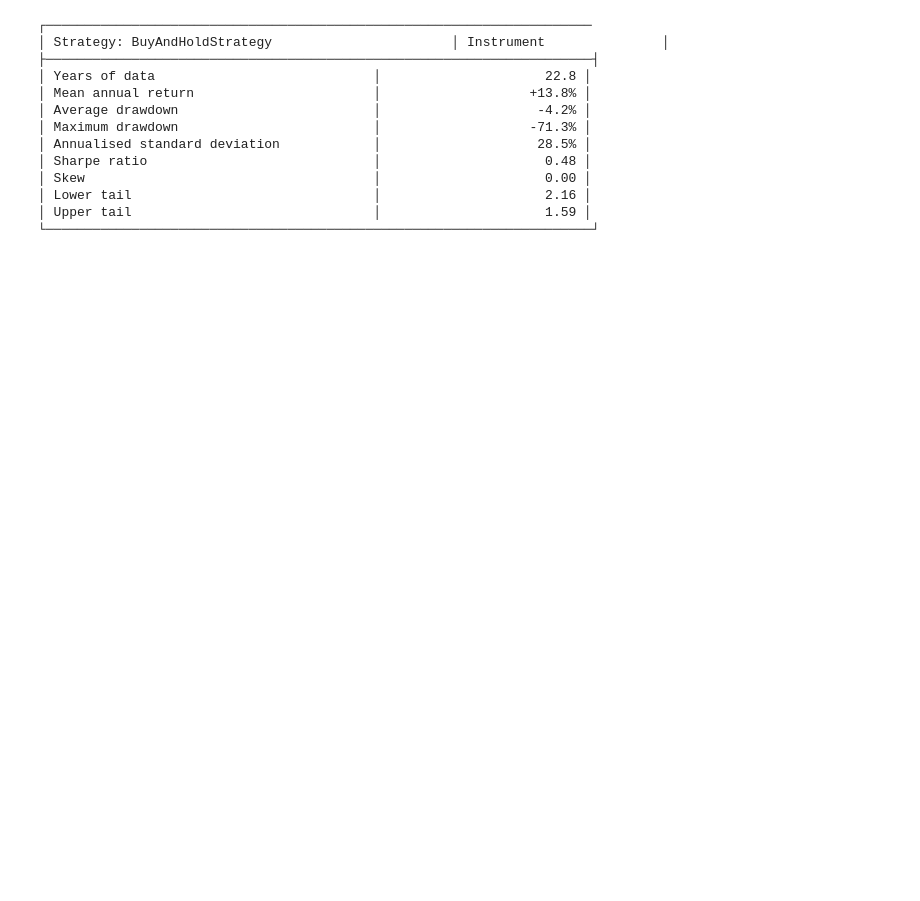
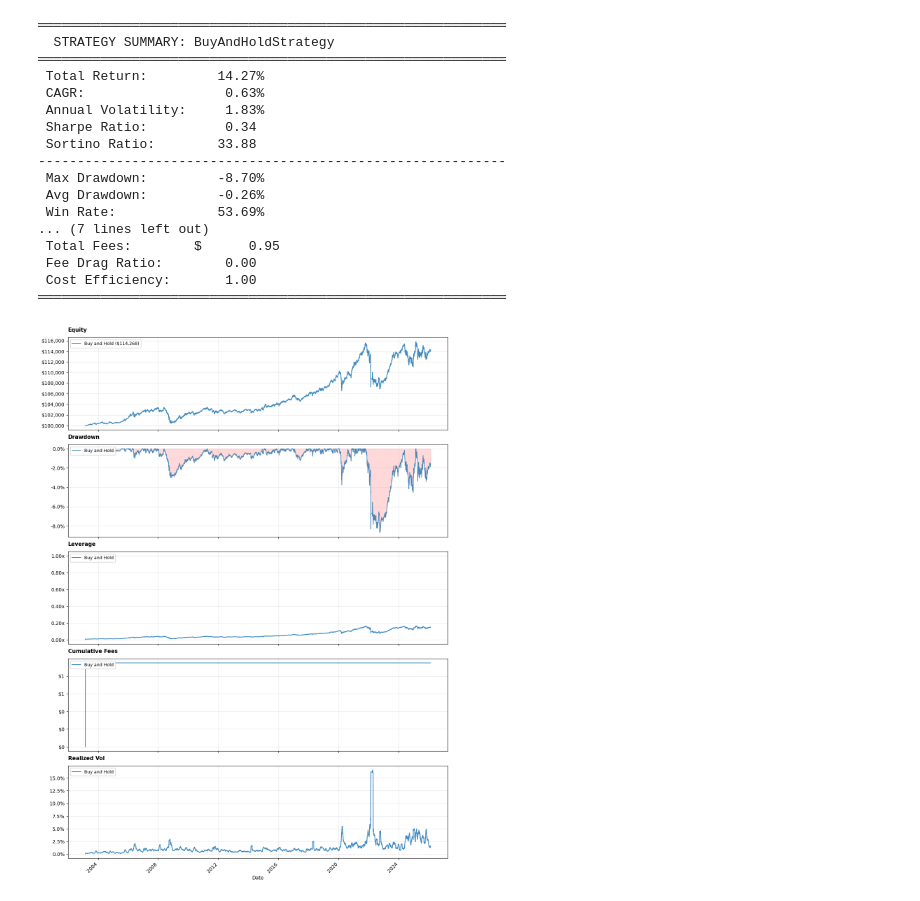
Before and after one commit to SoulDancer27/futures_trading_strategies, a Jupyter notebook: my_tests/1. test buy and hold.ipynb, the cells around one changed output. Saved outputs shown, nothing was run; the diff lists cells and outputs as text; code cells hidden in the pictures; blank space fills up the shorter version.

```diff
--- a/my_tests/1. test buy and hold.ipynb
+++ b/my_tests/1. test buy and hold.ipynb
@@ -39,10 +36,12 @@ display(data.head())
+# %%
+# 2. The most verbose declarations version, for shorter options look below
+MCFTR = Asset(ticker= 'MCFTR', price_data=data, commission_rate=0.0004, slippage_rate=0.001)
+capital = Capital(initial_capital=100_000, risk_free_rate=0.0, capital_model=FixedCapitalModel())
+position_sizer = FixedContractsSizer(max_allocation=0.01)
 # %%
-bh_strategy = BuyAndHoldStrategy(position_size=250)
+strategy = BuyAndHoldStrategy()
 # %%
-engine = VectorizedEngine(
-    initial_capital=100_000.0,
-    commission_rate=0.0004,
-    slippage_rate=0.001
-)
+engine = VectorizedEngine(capital, position_sizer)
 # %%
-bh_result = engine.run(bh_strategy, data)
+# 3. Running the backtest
+exec_result = engine.run(strategy, asset=MCFTR)
@@ -49,16 +52,24 @@ bh_result = engine.run(bh_strategy, data)
 # %%
-bh_result.print_summary()
+print_summary(name="BuyAndHoldStrategy", metrics=perf_metrics)
 # %% [output]
-┌──────────────────────────────────────────────────────────────────────
-│ Strategy: BuyAndHoldStrategy                       │ Instrument               │
-├──────────────────────────────────────────────────────────────────────┤
-│ Years of data                            │                     22.8 │
-│ Mean annual return                       │                   +13.8% │
-│ Average drawdown                         │                    -4.2% │
-│ Maximum drawdown                         │                   -71.3% │
-│ Annualised standard deviation            │                    28.5% │
-│ Sharpe ratio                             │                     0.48 │
-│ Skew                                     │                     0.00 │
-│ Lower tail                               │                     2.16 │
-│ Upper tail                               │                     1.59 │
-└──────────────────────────────────────────────────────────────────────┘
+════════════════════════════════════════════════════════════
+  STRATEGY SUMMARY: BuyAndHoldStrategy
+════════════════════════════════════════════════════════════
+ Total Return:         14.27%
+ CAGR:                  0.63%
+ Annual Volatility:     1.83%
+ Sharpe Ratio:          0.34
+ Sortino Ratio:        33.88
+------------------------------------------------------------
+ Max Drawdown:         -8.70%
+ Avg Drawdown:         -0.26%
+ Win Rate:             53.69%
+... (7 lines left out)
+ Total Fees:        $      0.95
+ Fee Drag Ratio:        0.00
+ Cost Efficiency:       1.00
+════════════════════════════════════════════════════════════
+# %%
+plot_backtest_results(exec_result, panels=['equity', 'drawdown', 'leverage', 'cumulative_fees', 'realized_vol'])
+# %% [output]
+[figure, added]
```
Also changed, not shown: parts of 10 cells of this notebook, 15 other files.
